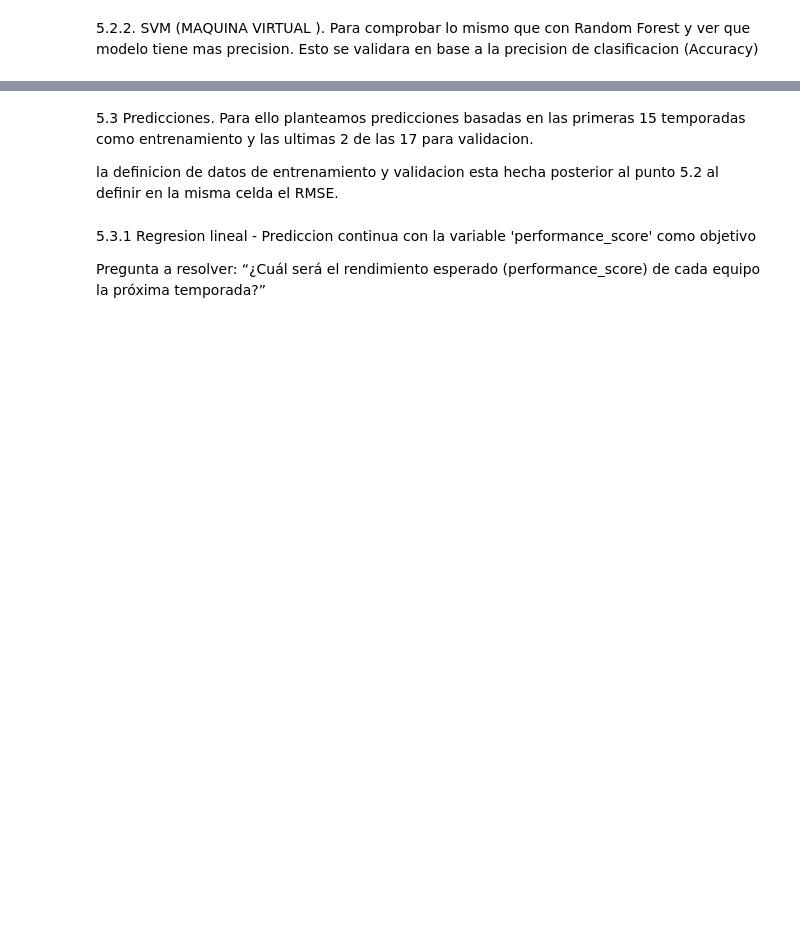
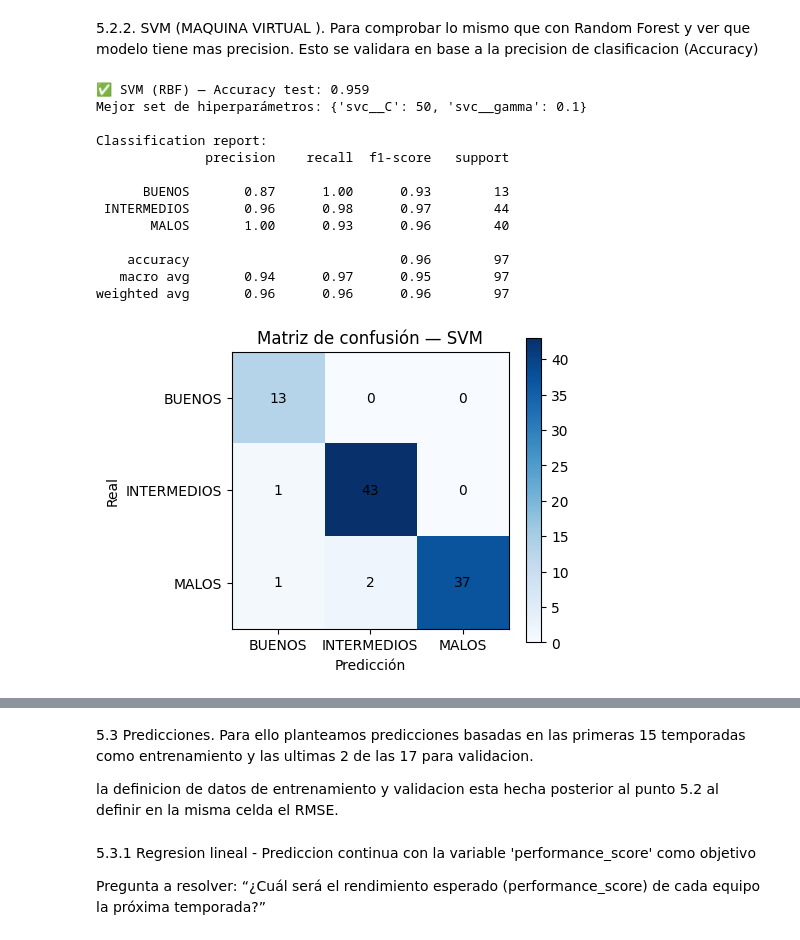
Before and after one commit to VainstubTomas/Aprendizaje_Automatico_Grandes_Datos, a Jupyter notebook: main.ipynb, the cells around one changed output, grey strips where cells are left out. Cells and saved outputs as stored; diff of their text form; code cells hidden in the pictures; blank space fills up the shorter version.

```diff
--- a/main.ipynb
+++ b/main.ipynb
@@ -1189,2 +1358,69 @@ NameError: name 'sns' is not defined
 # %% [markdown]
 5.2.2. SVM (MAQUINA VIRTUAL ). Para comprobar lo mismo que con Random Forest y ver que modelo tiene mas precision. Esto se validara en base a la precision de clasificacion (Accuracy)
+# %%
+# Features y target
+features_cls = ['offensive_score', 'defensive_score', 'tactical_score']
+X = df_model[features_cls].copy()
+y_text = df_model['performance_label'].copy()
+
+# Codificar etiquetas
+le = LabelEncoder()
+y = le.fit_transform(y_text)  # 0/1/2 en el orden de le.classes_
+
+# Split estratificado (mismo que Random Forest para comparar)
+X_train, X_test, y_train, y_test = train_test_split(
+    X, y, test_size=0.30, random_state=42, stratify=y
+)
+
+# Pipeline + búsqueda
+svm_pipe = Pipeline([
+    ('scaler', RobustScaler()),
+    ('svc', SVC(kernel='rbf', class_weight='balanced'))
+])
+
+param_grid = {
+    'svc__C': [0.1, 1, 10, 50],
+    'svc__gamma': ['scale', 0.1, 0.01, 0.001]
+}
+
+cv = StratifiedKFold(n_splits=5, shuffle=True, random_state=42)
+grid = GridSearchCV(svm_pipe, param_grid, cv=cv, scoring='accuracy', n_jobs=-1)
+grid.fit(X_train, y_train)
+
+svm_best = grid.best_estimator_
+y_pred = svm_best.predict(X_test)
+acc = accuracy_score(y_test, y_pred)
+
+print(f"✅ SVM (RBF) — Accuracy test: {acc:.3f}")
+print(f"Mejor set de hiperparámetros: {grid.best_params_}\n")
+print("Classification report:")
+print(classification_report(y_test, y_pred, target_names=le.classes_))
+
+# (Opcional) matriz de confusión
+cm = confusion_matrix(y_test, y_pred)
+fig, ax = plt.subplots(figsize=(5,4))
+im = ax.imshow(cm, cmap='Blues')
+ax.set_title("Matriz de confusión — SVM")
+ax.set_xlabel("Predicción")
+ax.set_ylabel("Real")
+ax.set_xticks(range(len(le.classes_))); ax.set_yticks(range(len(le.classes_)))
+ax.set_xticklabels(le.classes_, rotation=0); ax.set_yticklabels(le.classes_)
+for i in range(cm.shape[0]):
+    for j in range(cm.shape[1]):
+        ax.text(j, i, cm[i, j], ha='center', va='center', color='black')
+fig.colorbar(im, ax=ax); plt.tight_layout(); plt.show()
+# %% [output]
+✅ SVM (RBF) — Accuracy test: 0.959
+Mejor set de hiperparámetros: {'svc__C': 50, 'svc__gamma': 0.1}
+
+Classification report:
+              precision    recall  f1-score   support
+
+      BUENOS       0.87      1.00      0.93        13
+ INTERMEDIOS       0.96      0.98      0.97        44
+       MALOS       1.00      0.93      0.96        40
+
+    accuracy                           0.96        97
+   macro avg       0.94      0.97      0.95        97
+weighted avg       0.96      0.96      0.96        97
+[figure, added]
```
Also changed, not shown: parts of 23 cells of this notebook.
